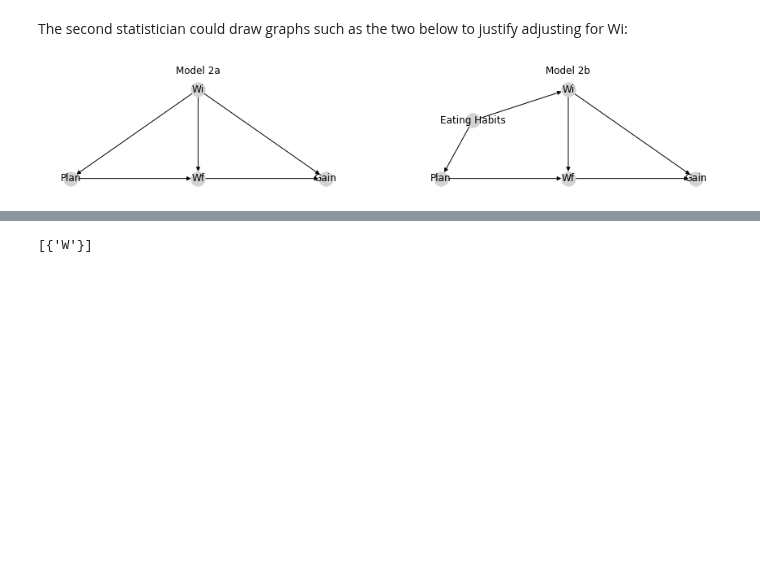
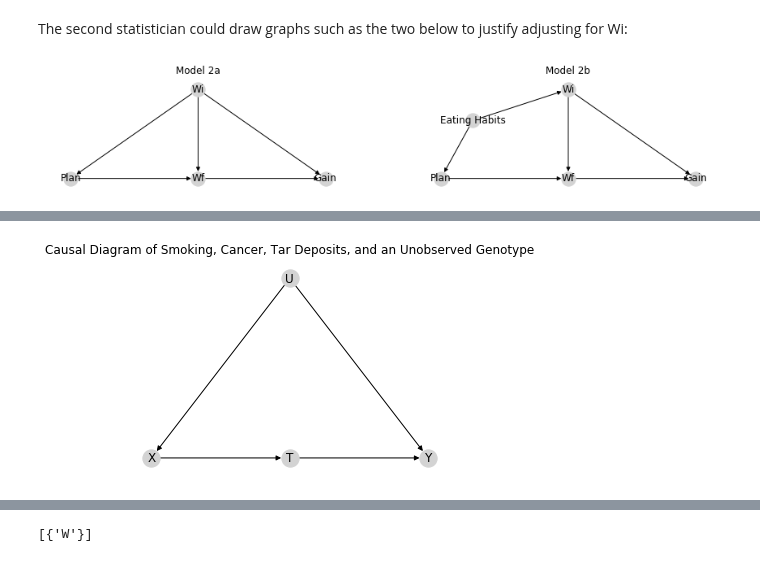
Before and after one commit to BrennanBarker/oyster, a Jupyter notebook: walkthrough/3_interventions.ipynb, the cells around one changed output, grey strips where cells are left out. Cells and saved outputs as stored; diff of their text form; code cells hidden in the pictures; blank space fills up the shorter version.

```diff
--- a/walkthrough/3_interventions.ipynb
+++ b/walkthrough/3_interventions.ipynb
@@ -134,0 +171,6 @@ Either of statistician 2's models seems more plausible than the models fitting t
+# %%
+smoking_example = oy.CausalDiagram([('X', 'T'), ('U', 'X'), ('U', 'Y'), ('T', 'Y')])
+smoking_ex_pos = {'X': (0,0), 'Y':(2,0), 'U':(1,1), 'T': (1,0)}
+oy.draw(smoking_example, pos=smoking_ex_pos, title='Causal Diagram of Smoking, Cancer, Tar Deposits, and an Unobserved Genotype')
+# %% [output]
+[figure, added]
```
Also changed, not shown: parts of 58 cells of this notebook, 1 other file.
